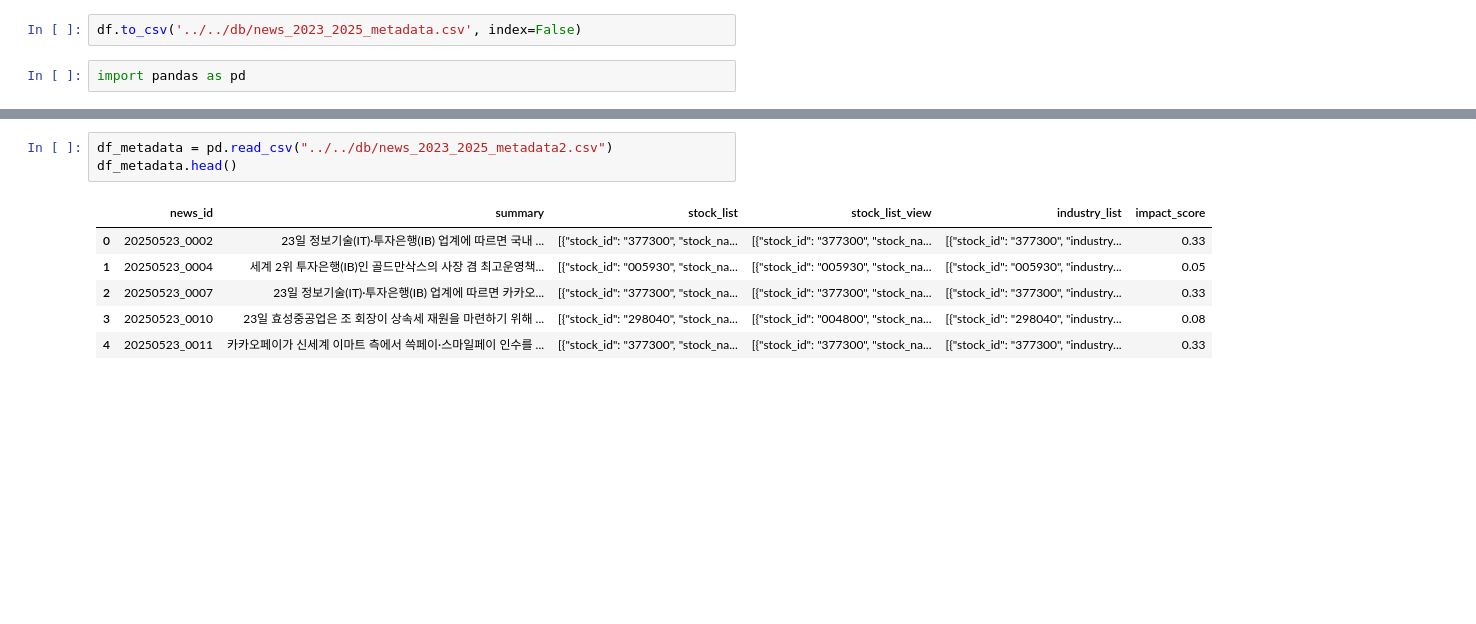
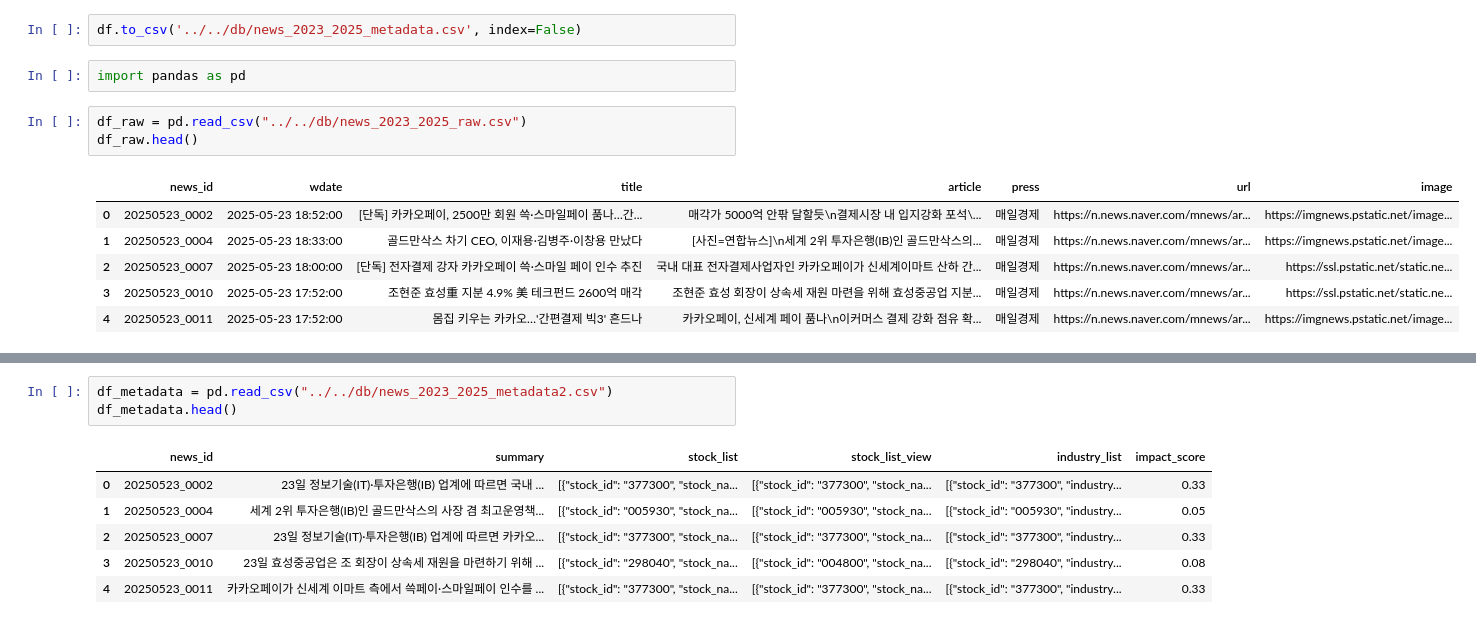
Before and after one commit to choikwangil95/HKToss-MLOps-Project-Final, a Jupyter notebook: eda/kwangil/test.ipynb, the cells around one changed output, grey strips where cells are left out. Drawn from its saved outputs; the diff is of its cells as text; blank space fills up the shorter version.

```diff
--- a/eda/kwangil/test.ipynb
+++ b/eda/kwangil/test.ipynb
@@ -173,3 +173,13 @@ df.head(1)
 df.to_csv('../../db/news_2023_2025_metadata.csv', index=False)
 # %%
 import pandas as pd
+# %%
+df_raw = pd.read_csv("../../db/news_2023_2025_raw.csv")
+df_raw.head()
+# %% [output]
+|  | news_id | wdate | title | article | press | url | image |
+| 0 | 20250523_0002 | 2025-05-23 18:52:00 | [단독] 카카오페이, 2500만 회원 쓱·스마일페이 품나…간... | 매각가 5000억 안팎 달할듯\n결제시장 내 입지강화 포석\... | 매일경제 | https://n.news.naver.com/mnews/ar... | https://imgnews.pstatic.net/image... |
+| 1 | 20250523_0004 | 2025-05-23 18:33:00 | 골드만삭스 차기 CEO, 이재용·김병주·이창용 만났다 | [사진=연합뉴스]\n세계 2위 투자은행(IB)인 골드만삭스의... | 매일경제 | https://n.news.naver.com/mnews/ar... | https://imgnews.pstatic.net/image... |
+| 2 | 20250523_0007 | 2025-05-23 18:00:00 | [단독] 전자결제 강자 카카오페이 쓱·스마일 페이 인수 추진 | 국내 대표 전자결제사업자인 카카오페이가 신세계이마트 산하 간... | 매일경제 | https://n.news.naver.com/mnews/ar... | https://ssl.pstatic.net/static.ne... |
+| 3 | 20250523_0010 | 2025-05-23 17:52:00 | 조현준 효성重 지분 4.9% 美 테크펀드 2600억 매각 | 조현준 효성 회장이 상속세 재원 마련을 위해 효성중공업 지분... | 매일경제 | https://n.news.naver.com/mnews/ar... | https://ssl.pstatic.net/static.ne... |
+| 4 | 20250523_0011 | 2025-05-23 17:52:00 | 몸집 키우는 카카오…'간편결제 빅3' 흔드나 | 카카오페이, 신세계 페이 품나\n이커머스 결제 강화 점유 확... | 매일경제 | https://n.news.naver.com/mnews/ar... | https://imgnews.pstatic.net/image... |
```
Also changed, not shown: parts of 7 cells of this notebook, 5 other files.
